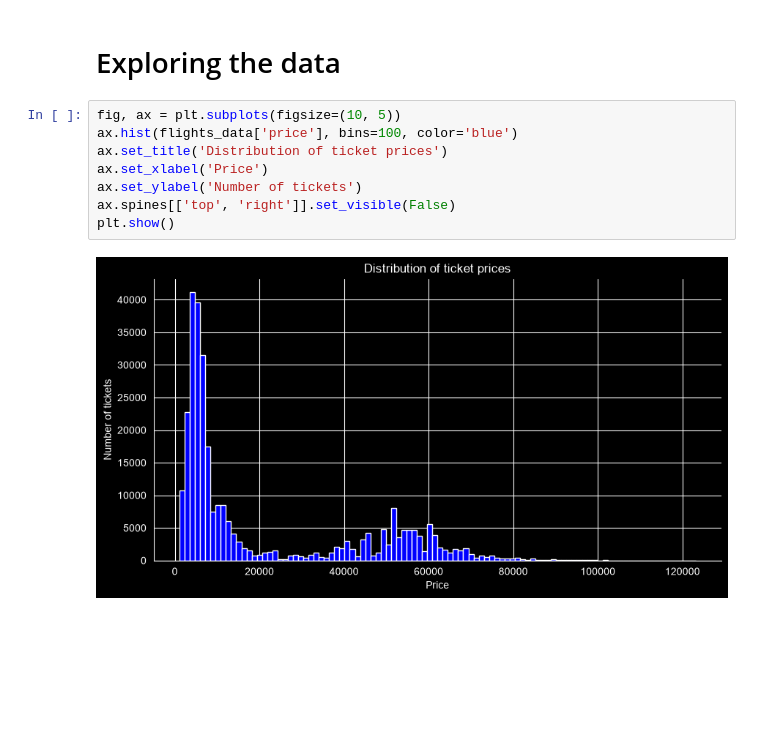
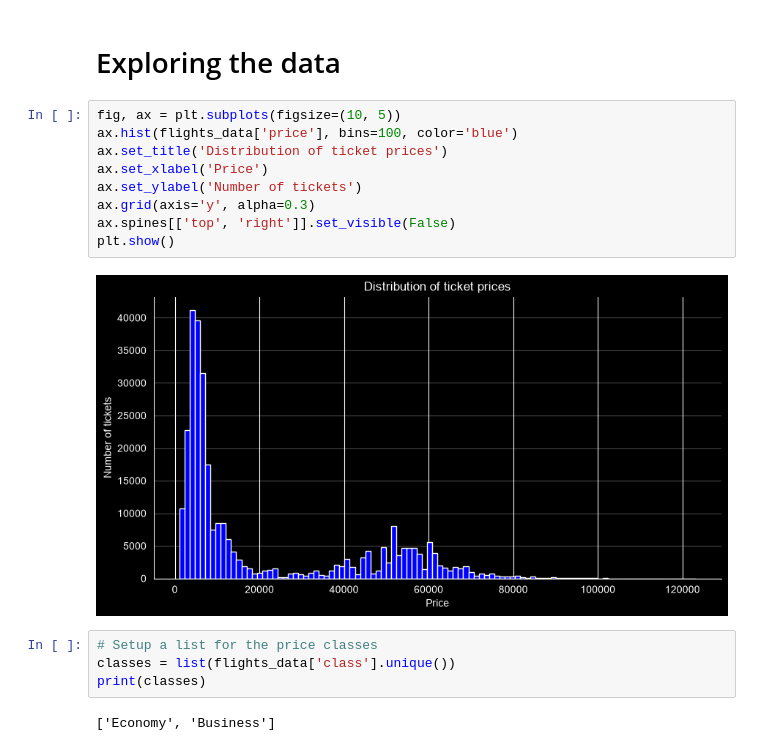
Before and after one commit to IvanKrstv/flight-price-predictor, a Jupyter notebook: src/flight_price_predictor/notebook.ipynb, the cells around one changed output. Drawn from its saved outputs; the diff is of its cells as text; blank space fills up the shorter version.

```diff
--- a/src/flight_price_predictor/notebook.ipynb
+++ b/src/flight_price_predictor/notebook.ipynb
@@ -81,10 +81,17 @@ flights_data.describe()
 # %%
 fig, ax = plt.subplots(figsize=(10, 5))
 ax.hist(flights_data['price'], bins=100, color='blue')
 ax.set_title('Distribution of ticket prices')
 ax.set_xlabel('Price')
 ax.set_ylabel('Number of tickets')
+ax.grid(axis='y', alpha=0.3)
 ax.spines[['top', 'right']].set_visible(False)
 plt.show()
 # %% [output]
-[figure, old version]
+[figure, new version]
+# %%
+# Setup a list for the price classes
+classes = list(flights_data['class'].unique())
+print(classes)
+# %% [output]
+['Economy', 'Business']
```
Also changed, not shown: parts of 5 cells of this notebook.
